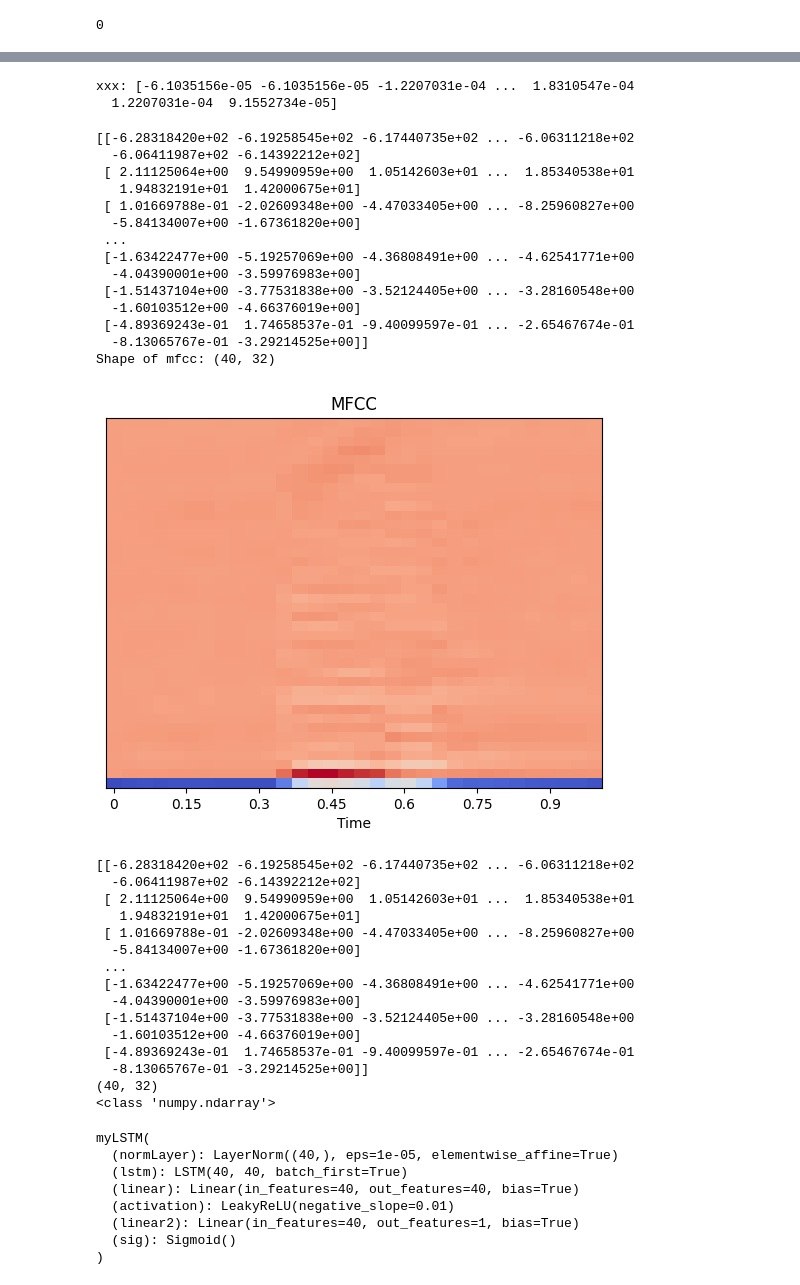
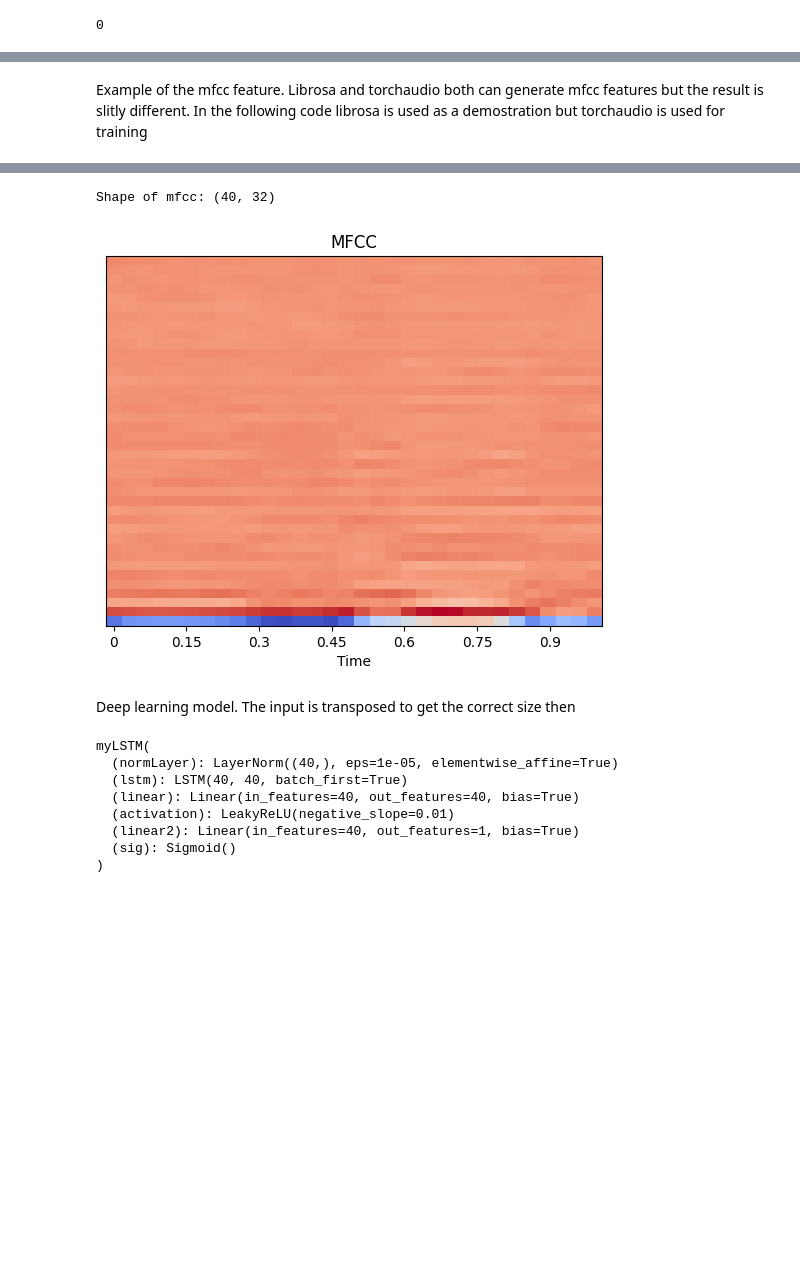
Before and after one commit to TianhaoTao/wake_word_detection, a Jupyter notebook: wake_word_detection.ipynb, the cells around one changed output, grey strips where cells are left out. Cells and saved outputs as stored; diff of their text form; code cells hidden in the pictures; blank space fills up the shorter version.

```diff
--- a/wake_word_detection.ipynb
+++ b/wake_word_detection.ipynb
@@ -25,7 +33,7 @@ cuda
 
 dataset_path = "SpeechCommands/speech_commands_v0.02"
 
-target_file = "right"
+target_file = "four"
 
 train_set = []
 test_set = []
@@ -51,13 +59,13 @@ for file_path in os.listdir(target_file_path):
 
 
 ## sampling other wake words as negative examples
-for _ in range(len(train_set)):
+for _ in range(len(train_set)*2):
     folder = dataset_path+"/"+np.random.choice(negative_files)
     file =folder+ "/"+ np.random.choice(os.listdir(folder))
     audio, sample_rate = torchaudio.load(file)
     train_set.append([audio,sample_rate,file,0])
 
-for _ in range(len(test_set)):
+for _ in range(len(test_set)*3):
     folder = dataset_path+"/"+np.random.choice(negative_files)
     file =folder+ "/"+ np.random.choice(os.listdir(folder))
     audio, sample_rate = torchaudio.load(file)
@@ -83,30 +93,28 @@ torch.Size([1, 16000])
+# %% [markdown]
+Example of the mfcc feature. Librosa and torchaudio both can generate mfcc features but the result is slitly different. In the following code librosa is used as a demostration but torchaudio is used for training
 # %%
 index = np.random.randint(len(train_set))
-print(f"index:{index}")
-print(train_set[index][0])
-print([train_set[index+i][0] for i in range(10)])
+print(train_set[index])
+sampling_rate = train_set[index][1]
 
-aaa = torch.stack([train_set[index][0] for i in range(10)]).squeeze()
-print(aaa.shape)
+display(ipd.Audio(train_set[index][0].numpy(), rate=sampling_rate))
 
-display(ipd.Audio(train_set[index][0].numpy(), rate=16000))
+# transform = torchaudio.transforms.MFCC(sample_rate=16000)
+# # mfcc = transform(train_set[index][0])
+# # mfcc = transform(aaa.squeeze())
+# xxx = train_set[index][0][0].numpy()
+# print(f"xxx: {train_set[index][0][0].numpy()}")
 
-transform = torchaudio.transforms.MFCC(sample_rate=16000)
-# mfcc = transform(train_set[index][0])
-# mfcc = transform(aaa.squeeze())
-xxx = train_set[index][0][0].numpy()
-print(f"xxx: {train_set[index][0][0].numpy()}")
+mfcc = librosa.feature.mfcc(y=train_set[index][0][0].numpy(), sr=sampling_rate,n_mfcc=40)
 
-mfcc = librosa.feature.mfcc(y=xxx, sr=16000,n_mfcc=40)
-
-print(mfcc)
+# print(mfcc)
 
 print("Shape of mfcc:", mfcc.shape)
 plt.title("MFCC")
 # librosa.display.specshow(mfcc.numpy()[0], sr=16000, x_axis='time')
 librosa.display.specshow(mfcc, sr=16000, x_axis='time')
 plt.show()
-print(mfcc)
-print(mfcc.shape)
-print(type(mfcc))
+# print(mfcc)
+# print(mfcc.shape)
+# print(type(mfcc))
 # %% [output]
@@ -121,36 +122,8 @@ torch.Size([10, 16000])
 [interactive output not drawn]
-xxx: [-6.1035156e-05 -6.1035156e-05 -1.2207031e-04 ...  1.8310547e-04
-  1.2207031e-04  9.1552734e-05]
+Shape of mfcc: (40, 32)
-[[-6.28318420e+02 -6.19258545e+02 -6.17440735e+02 ... -6.06311218e+02
-  -6.06411987e+02 -6.14392212e+02]
- [ 2.11125064e+00  9.54990959e+00  1.05142603e+01 ...  1.85340538e+01
-   1.94832191e+01  1.42000675e+01]
- [ 1.01669788e-01 -2.02609348e+00 -4.47033405e+00 ... -8.25960827e+00
-  -5.84134007e+00 -1.67361820e+00]
- ...
- [-1.63422477e+00 -5.19257069e+00 -4.36808491e+00 ... -4.62541771e+00
-  -4.04390001e+00 -3.59976983e+00]
- [-1.51437104e+00 -3.77531838e+00 -3.52124405e+00 ... -3.28160548e+00
-  -1.60103512e+00 -4.66376019e+00]
- [-4.89369243e-01  1.74658537e-01 -9.40099597e-01 ... -2.65467674e-01
-  -8.13065767e-01 -3.29214525e+00]]
-Shape of mfcc: (40, 32)
-[figure, old version]
+[figure, new version]
-[[-6.28318420e+02 -6.19258545e+02 -6.17440735e+02 ... -6.06311218e+02
-  -6.06411987e+02 -6.14392212e+02]
- [ 2.11125064e+00  9.54990959e+00  1.05142603e+01 ...  1.85340538e+01
-   1.94832191e+01  1.42000675e+01]
- [ 1.01669788e-01 -2.02609348e+00 -4.47033405e+00 ... -8.25960827e+00
-  -5.84134007e+00 -1.67361820e+00]
- ...
- [-1.63422477e+00 -5.19257069e+00 -4.36808491e+00 ... -4.62541771e+00
-  -4.04390001e+00 -3.59976983e+00]
- [-1.51437104e+00 -3.77531838e+00 -3.52124405e+00 ... -3.28160548e+00
-  -1.60103512e+00 -4.66376019e+00]
- [-4.89369243e-01  1.74658537e-01 -9.40099597e-01 ... -2.65467674e-01
-  -8.13065767e-01 -3.29214525e+00]]
-(40, 32)
-<class 'numpy.ndarray'>
+# %% [markdown]
+Deep learning model. The input is transposed to get the correct size then
 # %%
 class myLSTM(nn.Module):
 
```
Also changed, not shown: parts of 19 cells of this notebook, 3 other files.
